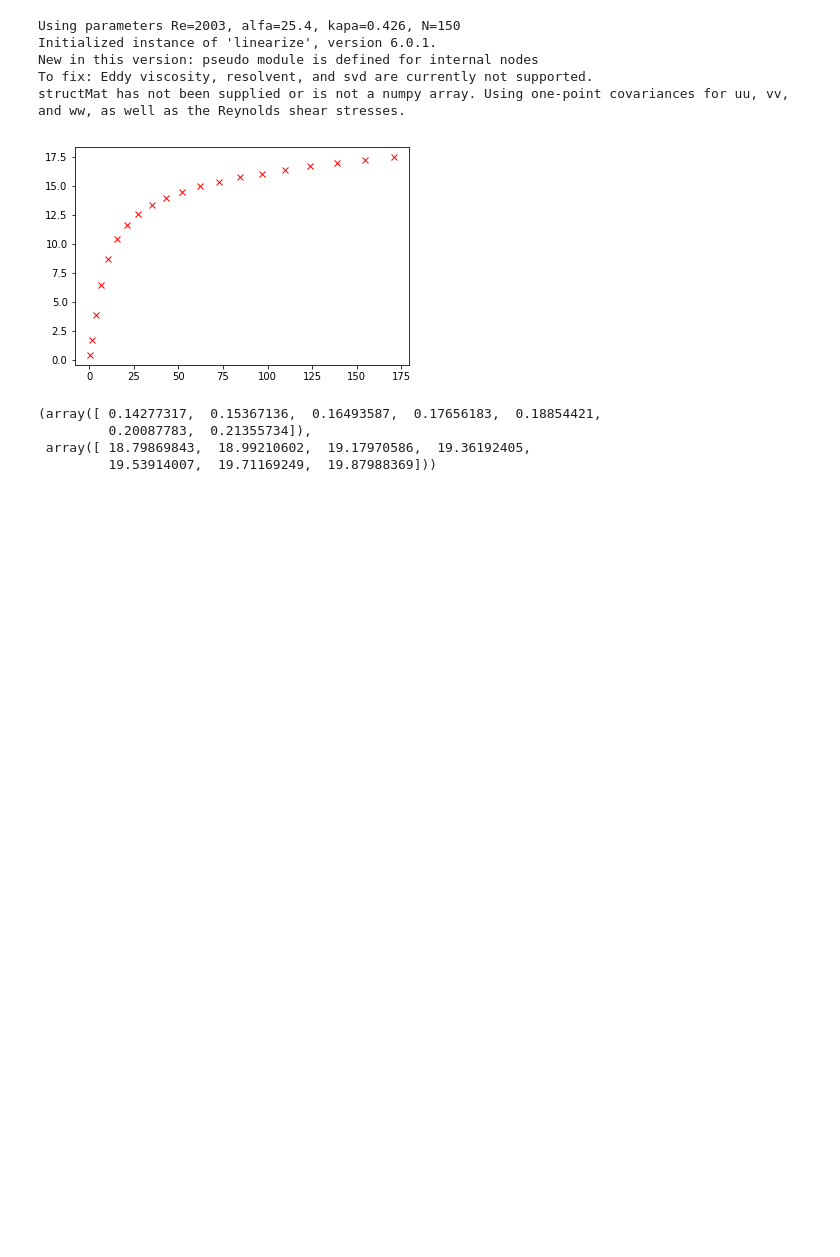
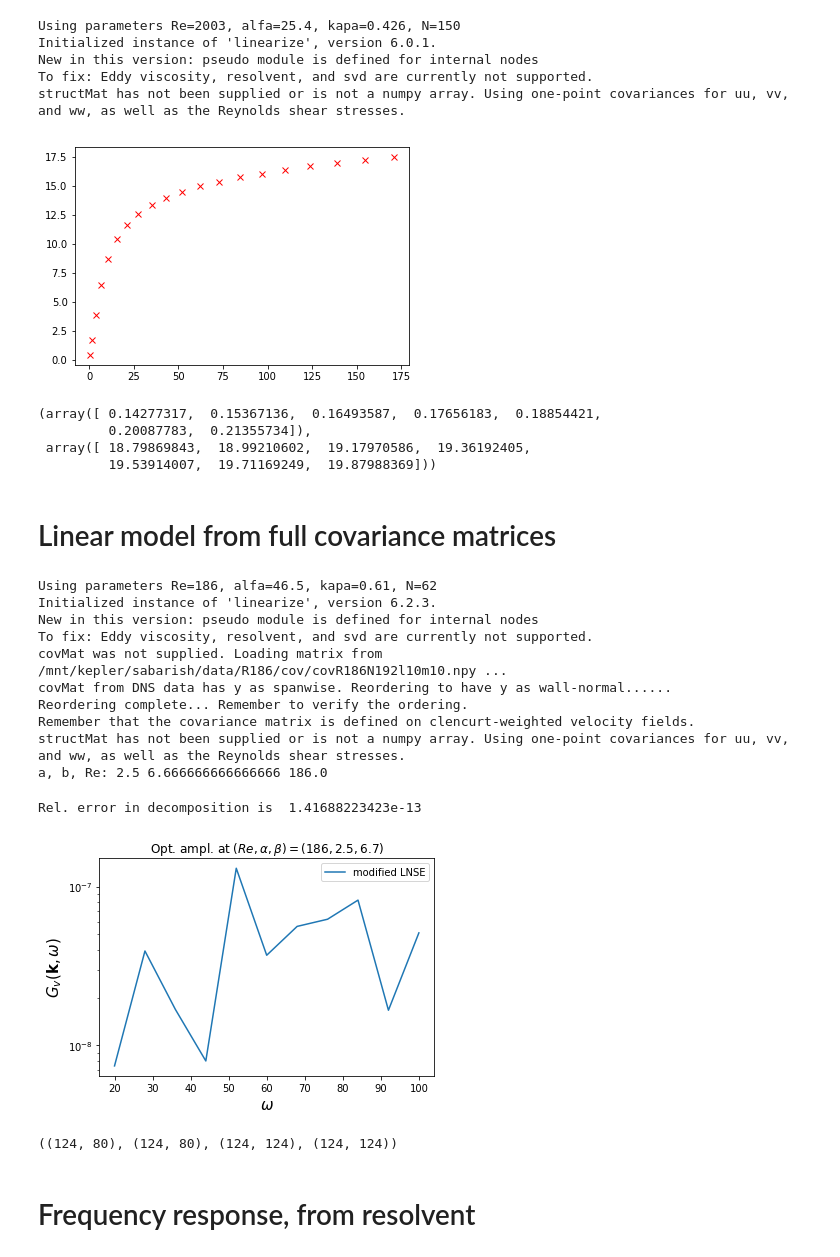
Before and after one commit to saba-vadarevu/Linear-Coherent-Structures-in-Channel-flows, a Jupyter notebook: library/statisticCompletion.ipynb, the cells around one changed output. Saved outputs shown, nothing was run; the diff lists cells and outputs as text; code cells hidden in the pictures; blank space fills up the shorter version.

Commit message:
Version 6.2.3; Included eddy viscosity in ops.py. The major change is the inclusion of validation scripts in the notebooks.

```diff
--- a/library/statisticCompletion.ipynb
+++ b/library/statisticCompletion.ipynb
@@ -230,7 +299,7 @@ plt.show()
 [figure]
 # %%
 from scipy.linalg import solve_lyapunov
-Z0 = -(A @ X + X @ Aadj)
+Z0 = -(A @ X + X @ A.conj().T)
 B,H,S = ops.decomposeZ(Z0)
 np.linalg.matrix_rank(B), B.shape[0]
 # %% [output]
@@ -687,3 +756,67 @@ structMat has not been supplied or is not a numpy array. Using one-point covaria
          0.20087783,  0.21355734]),
  array([ 18.79869843,  18.99210602,  19.17970586,  19.36192405,
          19.53914007,  19.71169249,  19.87988369]))
+# %% [markdown]
+# Linear model from full covariance matrices
+# %%
+a0 = 0.25; b0 = 2./3.; l = 10; m = 10; N = 62; Re = 186.
+a = l*a0; b = m*b0
+omegaArr = np.linspace(20., 100.,11)
+ampArr = np.zeros(omegaArr.size)
+
+statInst = ops.statComp(a=a, b=b, N=N, Re=Re)
+A, C, B = statInst.makeSystem()
+#Aadj, Cadj, Badj = statInst.makeAdjSystem()
+Aadj = A.conj().T; Cadj = C.conj().T; Badj = B.conj().T
+
+Phi = statInst.covMat
+X = B @ Phi @ Badj
+#X = 0.5*( X + X.conj().T )
+
+Z = -(A @ X + X @ Aadj)
+B, H, S = ops.decomposeZ(Z)
+errDec = (B @ H.conj().T + H @ B.conj().T) - Z
+print("Rel. error in decomposition is ", np.linalg.norm(errDec,ord=2)/np.linalg.norm(Z,ord=2))
+
+Cf = (H.conj().T - 0.5 * B.conj().T) @ np.linalg.solve(X, np.identity(X.shape[0]))
+Af = A + B @ Cf
+
+for ind in range(omegaArr.size):
+    omega = omegaArr[ind]
+    R = (1.j*omega*np.identity(Af.shape[0]) + Af )
+    R = np.linalg.solve(R, np.identity(Af.shape[0]))
+    Tvw = -C @ R @ B
+
+    U,S,V = np.linalg.svd(Tvw)
+
+    ampArr[ind] = np.real(S[0])**2
+
+figureFolder="figures/"
+plt.plot(omegaArr, ampArr)
+#plt.ylim([1.0e-06, 100.])
+plt.yticks(10**np.array([-6.,-4.,-2.,0,2]))
+plt.yscale("log")
+plt.xlabel("$\\omega$", fontsize=15); plt.ylabel("$G_v(\mathbf{k},\\omega)$",fontsize=15)
+plt.legend(['modified LNSE'])
+plt.title("Opt. ampl. at $(Re,\\alpha,\\beta) =(186,2.5,6.7)$")
+#plt.savefig(figureFolder+"optAmpMod.pdf",format="pdf")
+plt.show()
+# %% [output]
+Using parameters Re=186, alfa=46.5, kapa=0.61, N=62
+Initialized instance of 'linearize', version 6.2.3.
+New in this version: pseudo module is defined for internal nodes
+To fix: Eddy viscosity, resolvent, and svd are currently not supported.
+covMat was not supplied. Loading matrix from /mnt/kepler/sabarish/data/R186/cov/covR186N192l10m10.npy ...
+covMat from DNS data has y as spanwise. Reordering to have y as wall-normal......
+Reordering complete... Remember to verify the ordering.
+Remember that the covariance matrix is defined on clencurt-weighted velocity fields.
+structMat has not been supplied or is not a numpy array. Using one-point covariances for uu, vv, and ww, as well as the Reynolds shear stresses.
+a, b, Re: 2.5 6.666666666666666 186.0
+Rel. error in decomposition is  1.41688223423e-13
+[figure, added]
+# %%
+B.shape, H.shape, A.shape, X.shape
+# %% [output]
+((124, 80), (124, 80), (124, 124), (124, 124))
+# %% [markdown]
+# Frequency response, from resolvent
```
Also changed, not shown: parts of 10 cells of this notebook, 4 other files.
